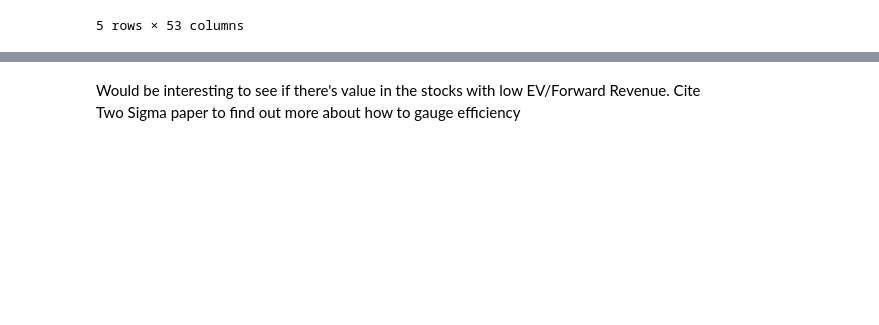
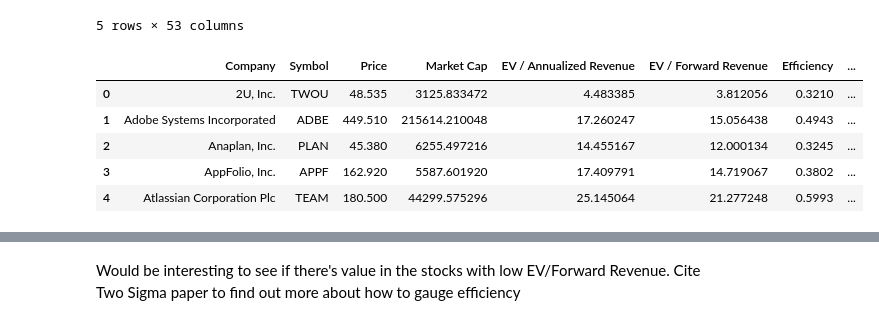
Before and after one commit to bo1623/cloud_investments, a Jupyter notebook: analysis.ipynb, the cells around one changed output, grey strips where cells are left out. Cells and saved outputs as stored; diff of their text form; code cells hidden in the pictures; blank space fills up the shorter version.

```diff
--- a/analysis.ipynb
+++ b/analysis.ipynb
@@ -15,6 +15,15 @@ prices.head()
 | 3 | 7/1/2020 | 333.390015 | 114.169998 | 82.510002 | 53.470001 | 16.969999 | 165.759995 | 176.000000 | 54.750000 | 18.530001 | ... | ... |
 | 4 | 8/1/2020 | 337.869995 | 115.300003 | 82.139999 | 55.049999 | 16.860001 | 167.460007 | 177.330002 | 55.660000 | 18.459999 | ... | ... |
 5 rows × 53 columns
+# %%
+fundamentals.head()
+# %% [output]
+|  | Company | Symbol | Price | Market Cap | EV / Annualized Revenue | EV / Forward Revenue | Efficiency | ... |
+| 0 | 2U, Inc. | TWOU | 48.535 | 3125.833472 | 4.483385 | 3.812056 | 0.3210 | ... |
+| 1 | Adobe Systems Incorporated | ADBE | 449.510 | 215614.210048 | 17.260247 | 15.056438 | 0.4943 | ... |
+| 2 | Anaplan, Inc. | PLAN | 45.380 | 6255.497216 | 14.455167 | 12.000134 | 0.3245 | ... |
+| 3 | AppFolio, Inc. | APPF | 162.920 | 5587.601920 | 17.409791 | 14.719067 | 0.3802 | ... |
+| 4 | Atlassian Corporation Plc | TEAM | 180.500 | 44299.575296 | 25.145064 | 21.277248 | 0.5993 | ... |
 # %%
 fundamentals['YTD %'] = fundamentals['Symbol'].apply(lambda x: (prices[x].iloc[-1]/prices[x].iloc[0]-1)*100)
 fundamentals.head()
```
Also changed, not shown: parts of 3 cells of this notebook.
